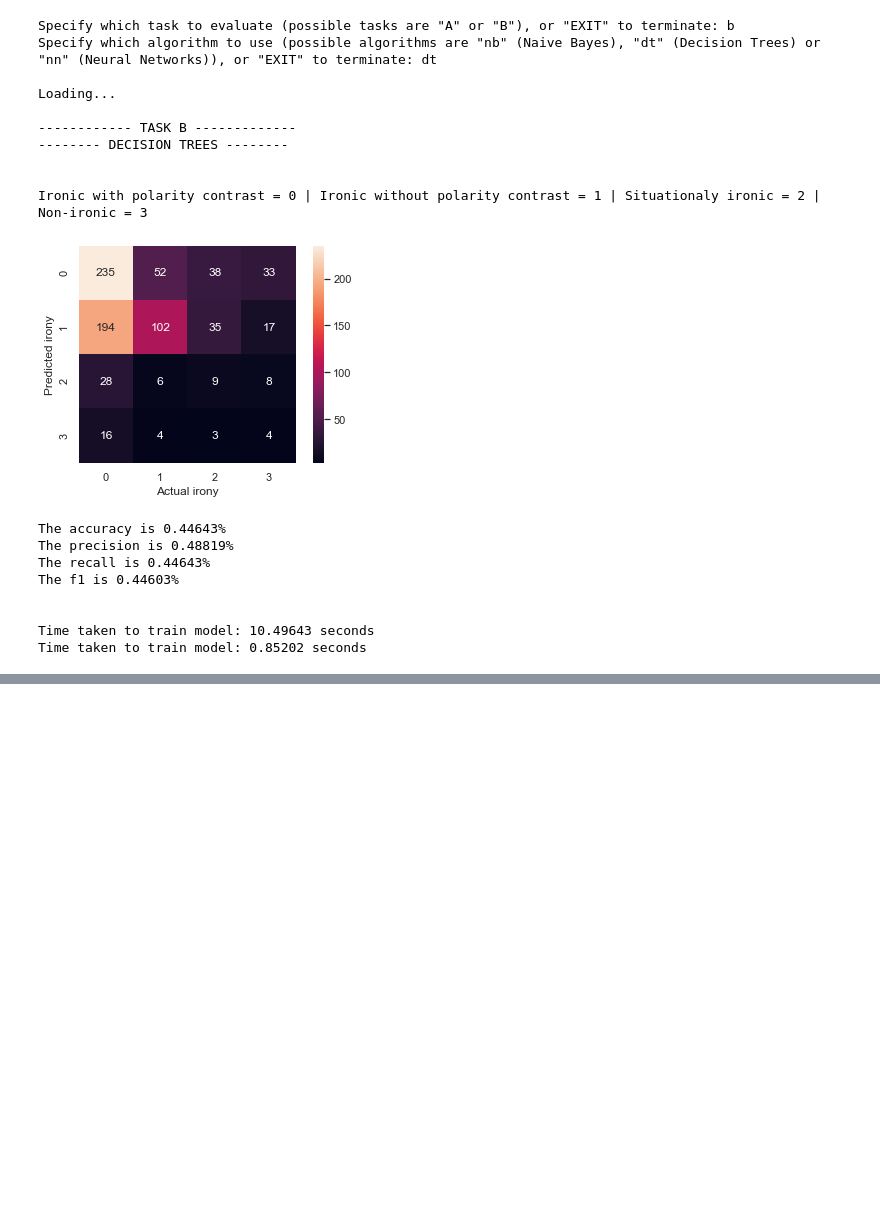
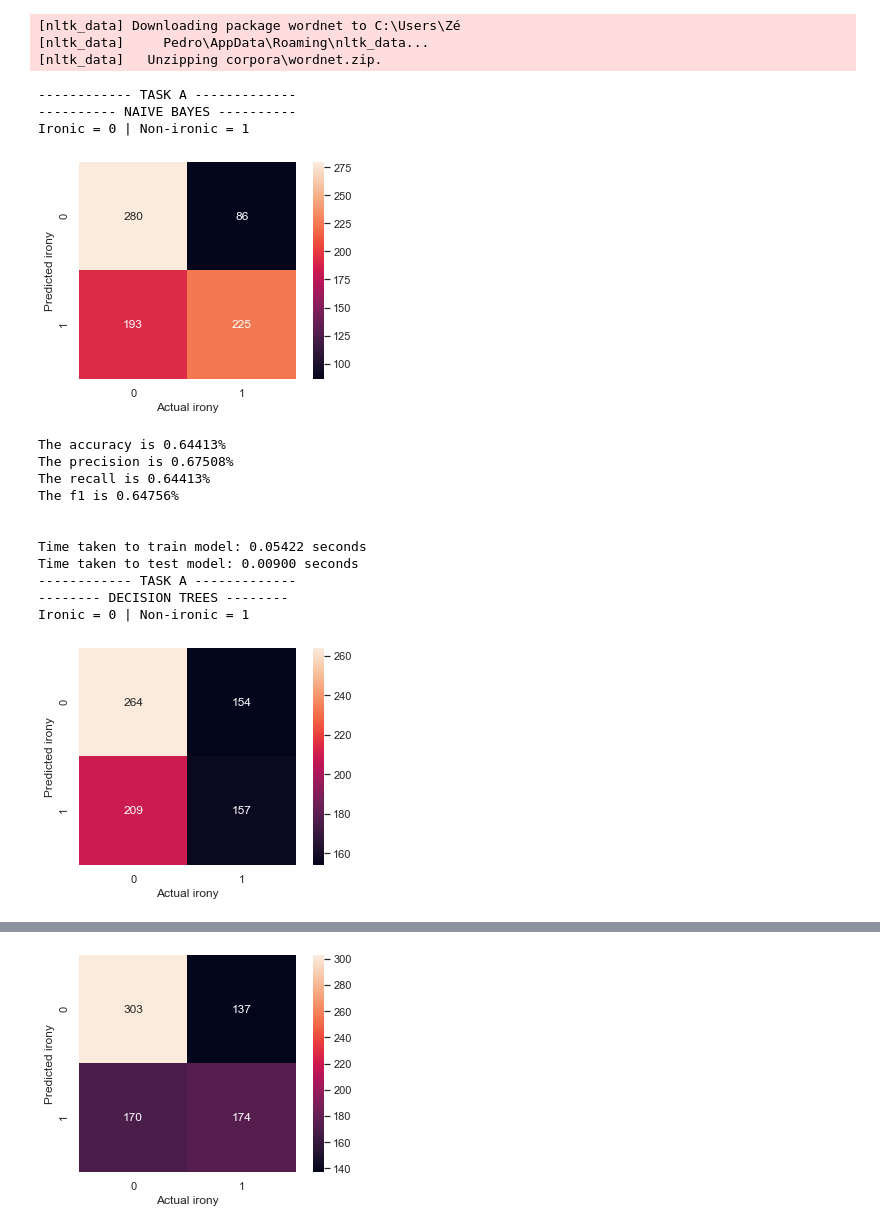
Before and after one commit to zepedro9/IART11-Project-2, a Jupyter notebook: src/main.ipynb, the cells around one changed output, grey strips where cells are left out. Drawn from its saved outputs; the diff is of its cells as text; code cells hidden in the pictures; blank space fills up the shorter version.

Commit message:
Perfecting of program in general, improved tweet cleaning, testing results table filled

```diff
--- a/src/main.ipynb
+++ b/src/main.ipynb
@@ -7,6 +7,9 @@ import tweet_cleaning as tc
 import naive_bayes as nb
 import decisionTree as dt
 import neuralNetwork as nn
+
+import nltk
+nltk.download('wordnet')
 
 def listToString(s):
     str1 = ""
@@ -82,27 +85,14 @@ def chooseTask():
 
 def chooseAlgorithm(testFileName, trainFileName, task):
     option = input("Specify which algorithm to use (possible algorithms are \"nb\" (Naive Bayes), \"dt\" (Decision Trees) or \"nn\" (Neural Networks)), or \"EXIT\" to terminate: ")
+    print("\nLoading...\n")
+    trainData, trainScores, testData, testScores = getData(testFileName, trainFileName)
     if option.upper() == "NB":
-        print("\nLoading...\n")
-        start = time.time()
-        trainData, trainScores, testData, testScores = getData(testFileName, trainFileName)
-        end = time.time()
-        trainDataProcessTime = end - start
-        nb.proccess(trainData, trainScores, testData, testScores, task, trainDataProcessTime)
+        nb.proccess(trainData, trainScores, testData, testScores, task)
     elif option.upper() == "DT":
-        print("\nLoading...\n")
-        start = time.time()
-        trainData, trainScores, testData, testScores = getData(testFileName, trainFileName)
-        end = time.time()
-        trainDataProcessTime = end - start
-        dt.proccess(trainData, trainScores, testData, testScores, task, trainDataProcessTime)
+        dt.proccess(trainData, trainScores, testData, testScores, task)
     elif option.upper() == "NN":
-        print("\nLoading...\n")
-        start = time.time()
-        trainData, trainScores, testData, testScores = getData(testFileName, trainFileName)
-        end = time.time()
-        trainDataProcessTime = end - start
-        nn.proccess(trainData, trainScores, testData, testScores, task, trainDataProcessTime)
+        nn.proccess(trainData, trainScores, testData, testScores, task)
     elif option.upper() == "EXIT":
         print('Terminating..')
         sys.exit()
@@ -124,50 +114,62 @@ def getData(testFileName, trainFileName):
     trainData = []
 
     testRawData = readData(testFileName)
 
     testIds, testScores, testTweets = getInfoFromTweets(testRawData)
 
     for tweet in testTweets:
         emoji.demojize(tweet, delimiters=(":", ":"))
 
     testEmojis, testTweets = stripEmojisFromTweets(testTweets)
 
     testHashtags, testTweets  = stripHashtagsFromTweets(testTweets)
 
     testTweets = cleanTweets(testTweets)
 
     testData = []
 
     count = 0
     for tweet in trainTweets:
         trainData.append(trainTweets[count] + listToString(trainEmojis[count]) + listToString(trainHashtags[count]))
         count += 1
 
     count = 0
     for tweet in testTweets:
         testData.append(testTweets[count] + listToString(testEmojis[count]) + listToString(testHashtags[count]))
         count += 1
 
     return trainData, trainScores, testData, testScores
 
-chooseTask()
+def runAll():
+    trainData, trainScores, testData, testScores = getData("../Test Data/test_taskA.txt", "../Train Data/train_taskA.txt")
+    nb.proccess(trainData, trainScores, testData, testScores, "A")
+    dt.proccess(trainData, trainScores, testData, testScores, "A")
+    nn.proccess(trainData, trainScores, testData, testScores, "A")
+    trainData, trainScores, testData, testScores = getData("../Test Data/test_taskB.txt", "../Train Data/train_taskB.txt")
+    nb.proccess(trainData, trainScores, testData, testScores, "B")
+    dt.proccess(trainData, trainScores, testData, testScores, "B")
+    nn.proccess(trainData, trainScores, testData, testScores, "B")
+
+chooseTask() #USE THIS FUNCTION FOR REGULAR USER-FRIENDLY USE
+
+#runAll() #USE THIS FUNCTION FOR FULL-USAGE OF THE PROGRAM WITH ALL SELECTION POSSIBILITIES OF EVALUATION COMBINED
 # %% [output]
-Specify which task to evaluate (possible tasks are "A" or "B"), or "EXIT" to terminate: b
-Specify which algorithm to use (possible algorithms are "nb" (Naive Bayes), "dt" (Decision Trees) or "nn" (Neural Networks)), or "EXIT" to terminate: dt
-
-Loading...
-
------------- TASK B -------------
--------- DECISION TREES --------
-
-
-Ironic with polarity contrast = 0 | Ironic without polarity contrast = 1 | Situationaly ironic = 2 | Non-ironic = 3
+[nltk_data] Downloading package wordnet to C:\Users\Zé
+[nltk_data]     Pedro\AppData\Roaming\nltk_data...
+[nltk_data]   Unzipping corpora\wordnet.zip.
+------------ TASK A -------------
+---------- NAIVE BAYES ----------
+Ironic = 0 | Non-ironic = 1
-[figure, old version]
+[figure, new version]
-The accuracy is 0.44643%
-The precision is 0.48819%
-The recall is 0.44643%
-The f1 is 0.44603%
-
-
-Time taken to train model: 10.49643 seconds
-Time taken to train model: 0.85202 seconds
+The accuracy is 0.64413%
+The precision is 0.67508%
+The recall is 0.64413%
+The f1 is 0.64756%
+
+
+Time taken to train model: 0.05422 seconds
+Time taken to test model: 0.00900 seconds
+------------ TASK A -------------
+-------- DECISION TREES --------
+Ironic = 0 | Non-ironic = 1
+[figure, added]
@@ -173,0 +187 @@ Time taken to train model: 0.85202 seconds
+[figure, added]
```
Also changed, not shown: parts of 1 cell of this notebook, 10 other files.
